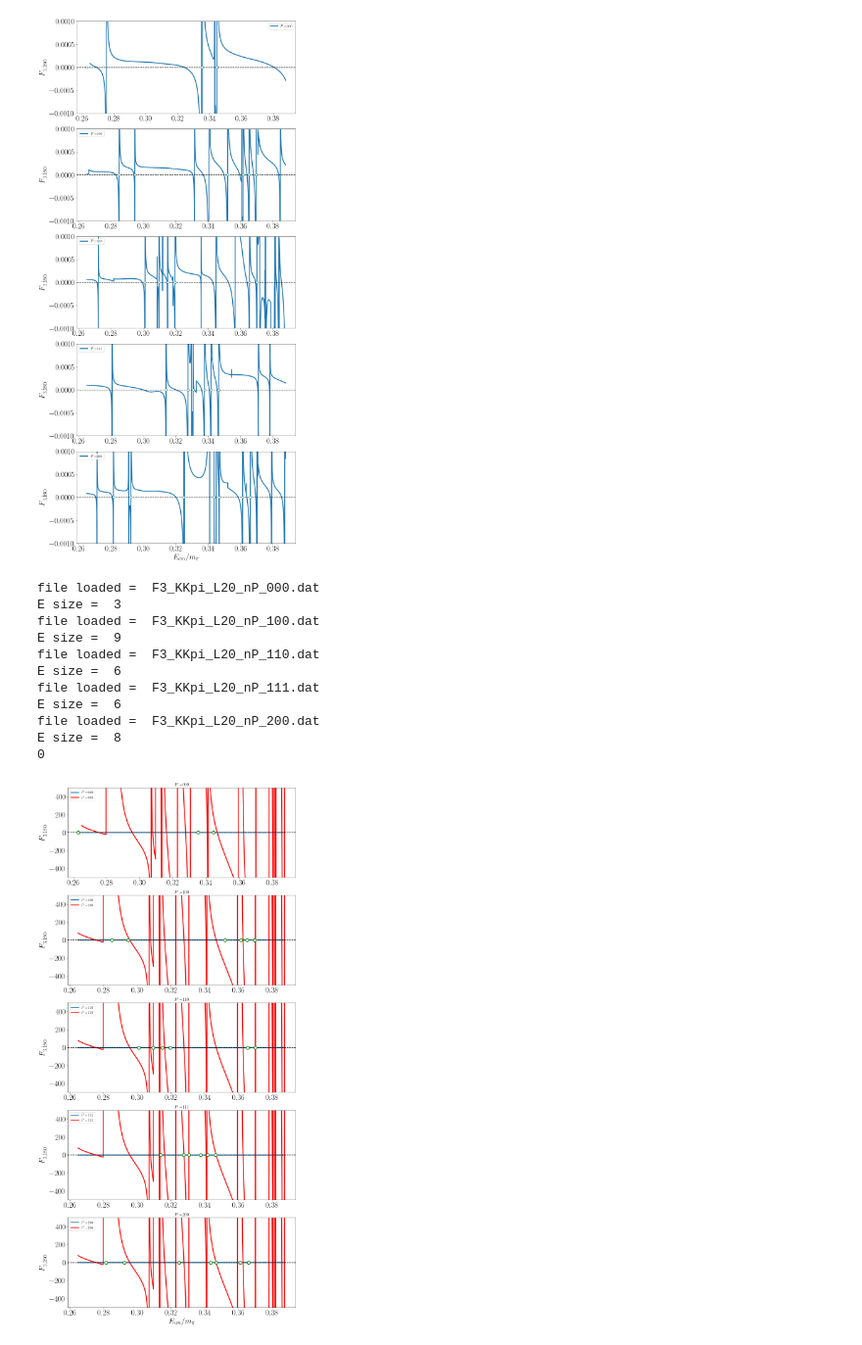
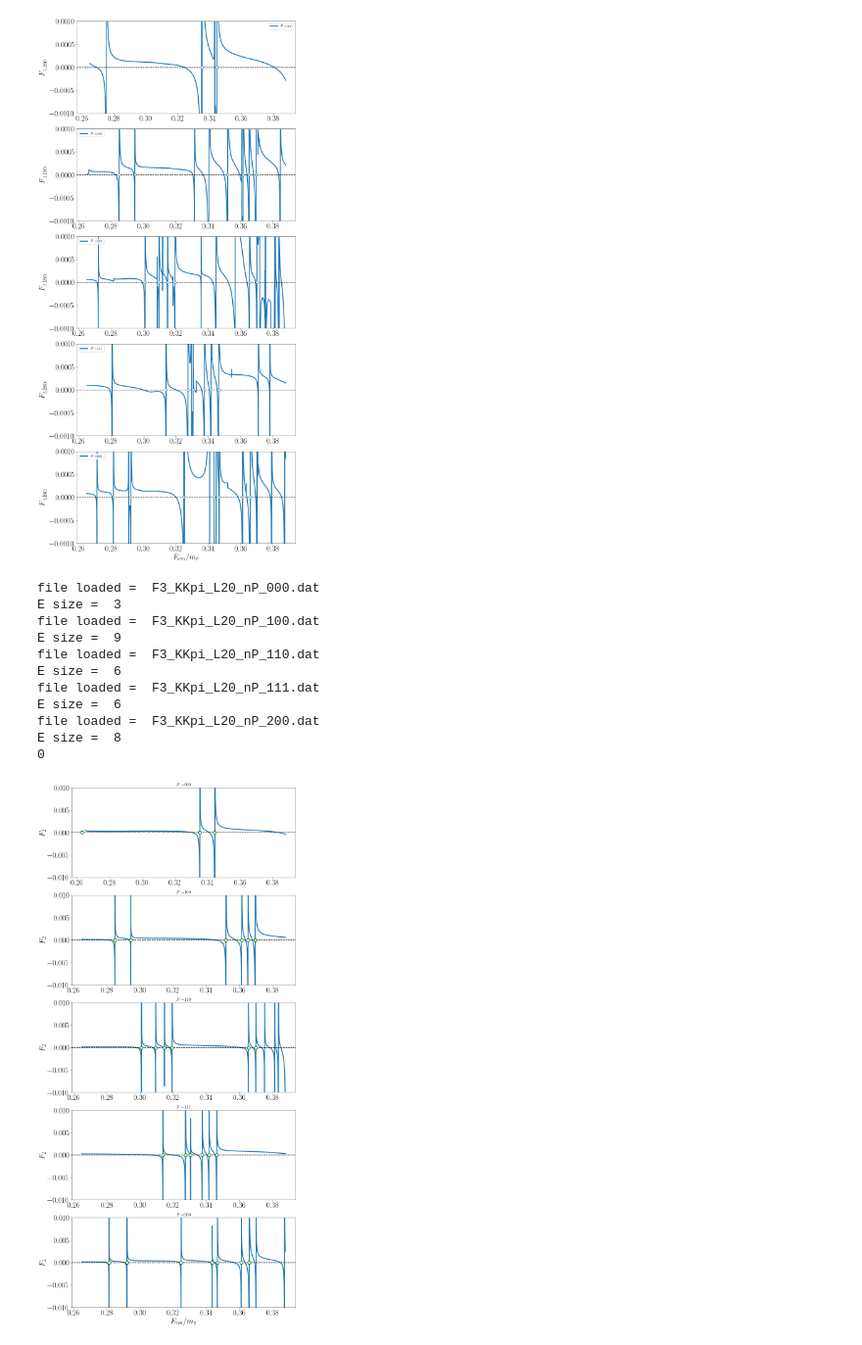
Before and after one commit to digonto10602/3body_quantization, a Jupyter notebook: test_files/plots.ipynb, the cells around one changed output. Shown at 98% size. Saved outputs shown, nothing was run; the diff lists cells and outputs as text; code cells hidden in the pictures.

```diff
--- a/test_files/plots.ipynb
+++ b/test_files/plots.ipynb
@@ -1014,11 +1014,11 @@ filename3 = "F3_KKpi_L20_nP_110.dat"
 filename4 = "F3_KKpi_L20_nP_111.dat"
 filename5 = "F3_KKpi_L20_nP_200.dat"
 
-additionalpolefile1 = "additional_poles1_F3_KKpi_L20_nP_000.dat"
-additionalpolefile2 = "additional_poles1_F3_KKpi_L20_nP_000.dat"
-additionalpolefile3 = "additional_poles1_F3_KKpi_L20_nP_000.dat"
-additionalpolefile4 = "additional_poles1_F3_KKpi_L20_nP_000.dat"
-additionalpolefile5 = "additional_poles1_F3_KKpi_L20_nP_000.dat"
+additionalpolefile1 = "additional_poles2_F3_KKpi_L20_nP_000.dat"
+additionalpolefile2 = "additional_poles2_F3_KKpi_L20_nP_100.dat"
+additionalpolefile3 = "additional_poles2_F3_KKpi_L20_nP_110.dat"
+additionalpolefile4 = "additional_poles2_F3_KKpi_L20_nP_111.dat"
+additionalpolefile5 = "additional_poles2_F3_KKpi_L20_nP_200.dat"
 
 atmpi = 0.06906
 
@@ -1039,8 +1039,8 @@ for file in filelist:
      K2i, F3det, F3iso) = np.genfromtxt(filename, unpack=True)
 
     additionalpole_file = additionalpole_filelist[counter]
-    (En1, EcmR1, EcmI1, F21, G1,
-     K2i1, F3det1, F3iso1) = np.genfromtxt(additionalpole_file, unpack=True)
+    (En1, EcmR1, EcmI1, F21, F21sum, G1, G1sum,
+     K2i1, K2i1sum, F3det1, F3iso1) = np.genfromtxt(additionalpole_file, unpack=True)
     #here F3det1 and F3iso1 are the denom part multiplied with 1 vector on both sides
 
     non_int_energies_ecm, non_int_energies_elab = irrep_energy_list_maker(full_energy_list, selected_irrep_list[counter])
@@ -1053,50 +1053,52 @@ for file in filelist:
 
     #ax[counter].set_ylabel("det $F_{3}$",fontsize=25)
     #ax[counter].set_xlim(0.2,0.34)
-    #ax[counter].set_ylim(-1E-3,1E-3)
-    ax[counter].set_ylim(-500,500)
+    ax[counter].set_ylim(-1E-2,1E-2)
+    #ax[counter].set_ylim(-1E-71,1E-71)
+    #ax[counter].set_ylim(-500,500)
     ax[counter].tick_params(axis='both', which='major', labelsize=25)
     ax[counter].tick_params(axis='both', which='minor', labelsize=25)
     #ax.set_yscale('log')
     #L = 6
     titlestring = "$P = $" + str(titlelist[counter])
     ax[counter].set_title(titlestring)
-    ax[counter].plot(EcmR,F3iso, linewidth=3, label=titlestring)
-    ax[counter].plot(EcmR1,F3iso1, linewidth=3, color='red', label=titlestring)
+    #ax[counter].plot(EcmR,F3iso, linewidth=3, label=titlestring)
+    ax[counter].plot(EcmR1,F21sum, linewidth=3, label=str("$F_2$, ") + titlestring)
+    #ax[counter].plot(EcmR1,F3iso1, linewidth=3, color='red', label=titlestring)
     ax[counter].scatter(non_int_energies_ecm,zero_y_val, marker='o', s=100, edgecolor="green", linewidth=2, facecolor='white',zorder=5)
     #ax[counter].plot(EcmR,Reqsq, linewidth=3, label="$q_{2,p}^2$")
     #ax[counter].plot(EcmR,Recutoff, linewidth=3, label="$H(p)$")
     #ax[counter].axvline(x=Recheckzero1[0],linestyle='--',color='red')
     #ax[counter].axvline(x=Recheckzero2[0],linestyle='--',color='green')
     #ax[counter].axvline(x=threshold[0],linestyle='--',color='black')
     ax[counter].axhline(y=0,linestyle='--',color='black')
 
     #ax.scatter(En, abs(detF3), marker='o', s=60, edgecolor="teal", facecolor='white',zorder=5, label="Digonto")
     #ax.scatter(En1, abs(detF31), marker='s', s=60,edgecolor="red", facecolor='white',zorder=3, label="FRL")
 
-    ax[counter].legend()
+    #ax[counter].legend()
     fig.tight_layout()
     ax[4].set_xlabel("$E_{cm}/m_\pi$", fontsize=25)
-    ax[counter].set_ylabel("$F_{3,\\textrm{iso}}$",fontsize=25)
+    ax[counter].set_ylabel("$F_{2}$",fontsize=25)
     plt.draw()
     counter=counter+1
 
 
-outputfile_str = "F3iso_KKpi_test_freespectrum_comparison.pdf"
+outputfile_str = "F2_KKpi_test_freespectrum_comparison.pdf"
 plt.savefig(outputfile_str)
 #plt.close()
 
 print(full_energy_list[0][1][2])
 # %% [output]
 file loaded =  F3_KKpi_L20_nP_000.dat
 E size =  3
 file loaded =  F3_KKpi_L20_nP_100.dat
 E size =  9
 file loaded =  F3_KKpi_L20_nP_110.dat
 E size =  6
 file loaded =  F3_KKpi_L20_nP_111.dat
 E size =  6
 file loaded =  F3_KKpi_L20_nP_200.dat
 E size =  8
 0
-[figure, old version]
+[figure, new version]
```
Also changed, not shown: parts of 1 cell of this notebook, 21 other files.
